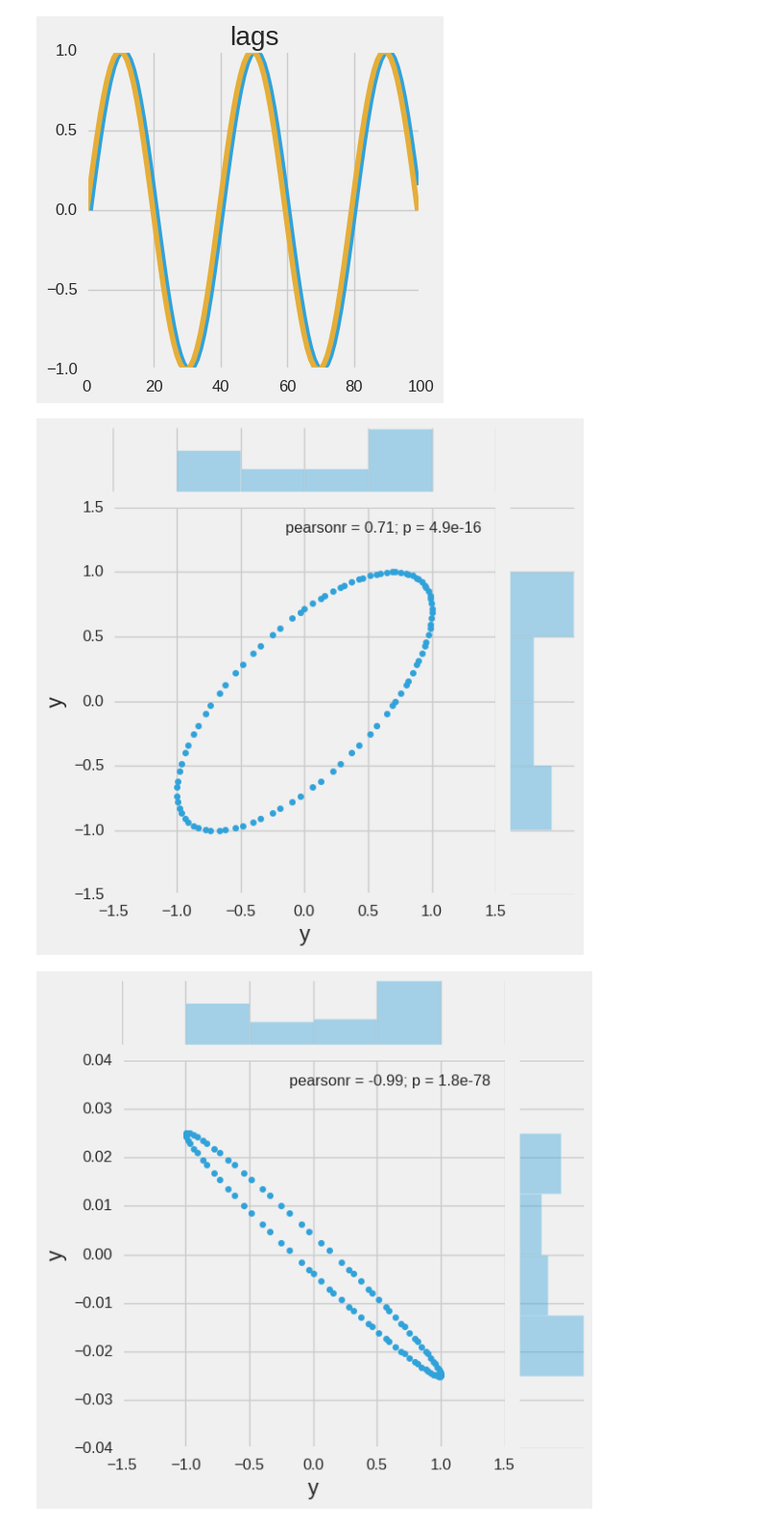
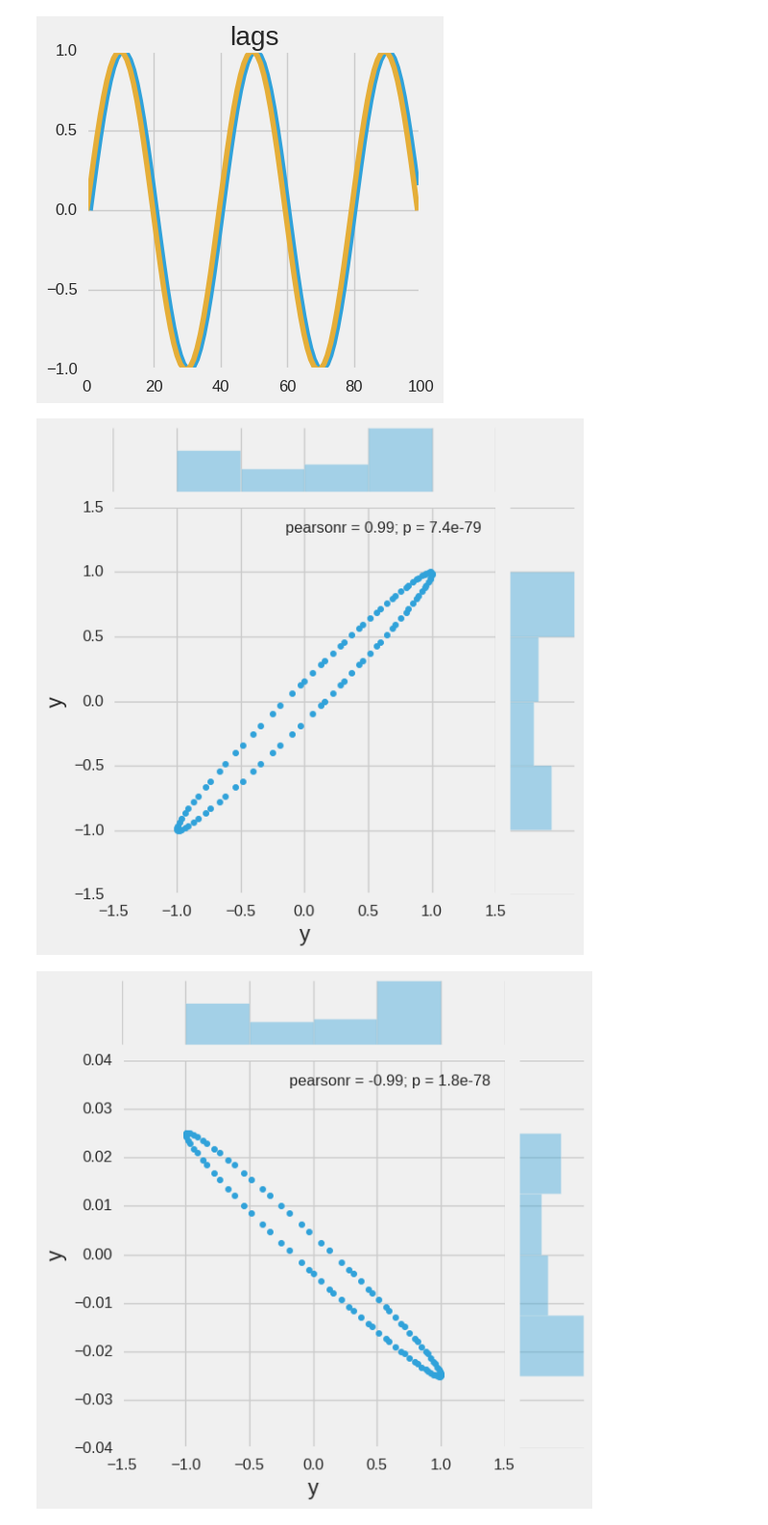
Before and after one commit to arose13/BiolStatsCourse, a Jupyter notebook: Autocorrelations.ipynb, the cells around one changed output. Shown at 96% size. Saved outputs shown, nothing was run; the diff lists cells and outputs as text; code cells hidden in the pictures.

```diff
--- a/Autocorrelations.ipynb
+++ b/Autocorrelations.ipynb
@@ -46,13 +47,13 @@ graph.show()
 # %% [output]
 [figure]
 # %%
-sns.jointplot(data.y, data.y.shift(5))
+sns.jointplot(data.y, data.y.shift(1))
 graph.show()
 
 sns.jointplot(data.y, data.y.diff().diff())
 graph.show()
 # %% [output]
-[figure, old version]
+[figure, new version]
 [figure]
 # %%
 pd.tools.plotting.autocorrelation_plot(data.y)
```
Also changed, not shown: parts of 2 cells of this notebook, 3 other files.
